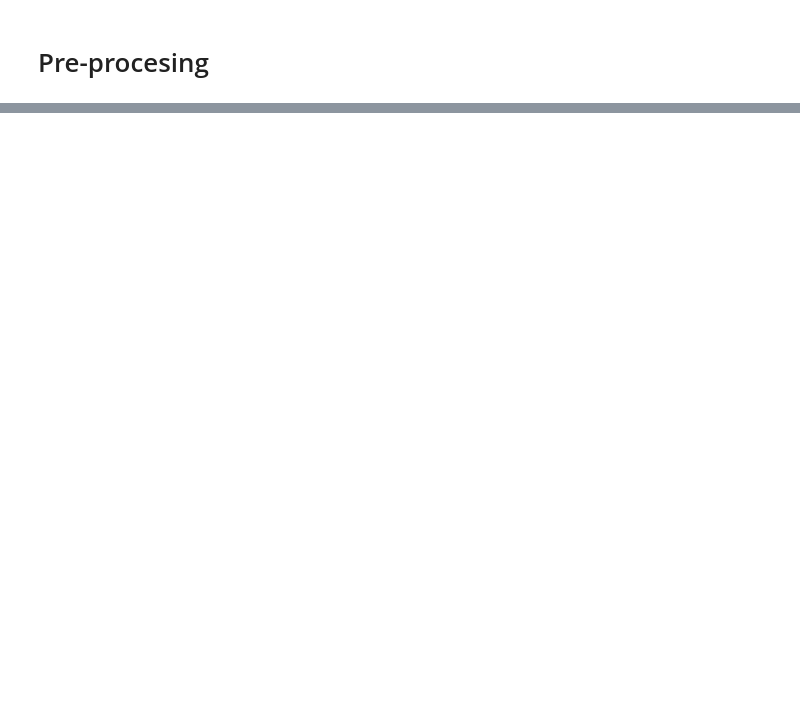
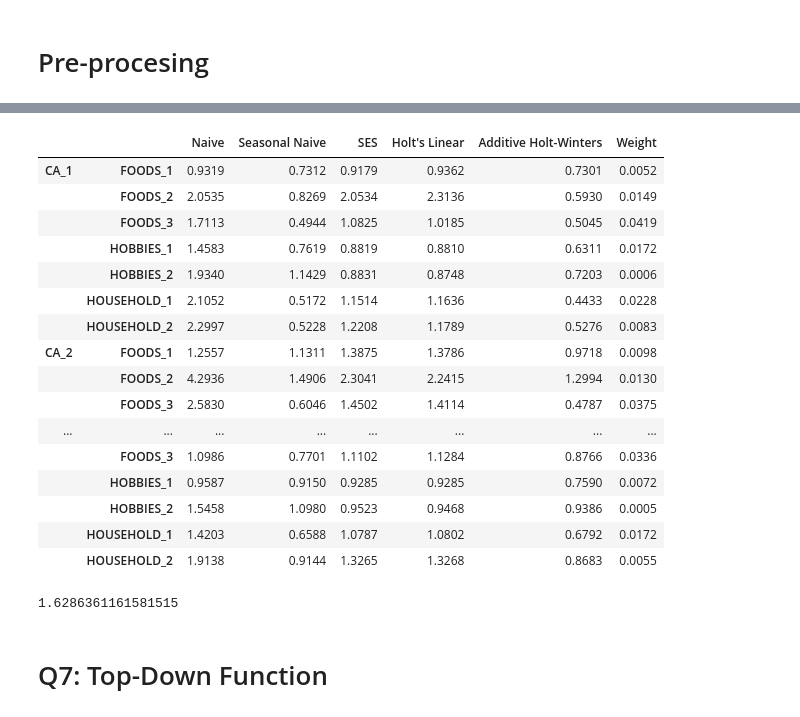
Before and after one commit to adrianemikko/tsa2021-m5, a Jupyter notebook: jgq_scratch.ipynb, the cells around one changed output, grey strips where cells are left out. Drawn from its saved outputs; the diff is of its cells as text; code cells hidden in the pictures; blank space fills up the shorter version.

```diff
--- a/jgq_scratch.ipynb
+++ b/jgq_scratch.ipynb
@@ -72,0 +72,3 @@ lvl9 = full_df.sum(level=[0, 1, 2, 3], axis=1)
+# %%
+train = df_lvl9.iloc[ :1913,:]
+test = df_lvl9.iloc[ 1913:,:]
@@ -72,0 +106,43 @@ lvl9 = full_df.sum(level=[0, 1, 2, 3], axis=1)
+# %%
+rmsse_res = {}
+
+for k in base_forcast.keys():
+    rmsse_list = []
+    for x in range(len(train.columns)):
+        rmsse_list.append(rmsse(test[train.columns[x]],
+                                base_forcast[k][x],
+                                train[train.columns[x]]))
+    rmsse_res[k] = rmsse_list
+# %%
+pd.set_option('max_rows', None)
+lvl9_rmsse = pd.DataFrame(rmsse_res, index=train.columns)
+
+lvl9_weights = (df_weights[df_weights['Level_id'] == 'Level9']
+                .set_index(['Agg_Level_1', 'Agg_Level_2'])[['Weight']])
+
+lvl9_fin = pd.concat([lvl9_rmsse, lvl9_weights], axis=1)
+lvl9_fin
+# %% [output]
+|  |  | Naive | Seasonal Naive | SES | Holt's Linear | Additive Holt-Winters | Weight |
+| CA_1 | FOODS_1 | 0.9319 | 0.7312 | 0.9179 | 0.9362 | 0.7301 | 0.0052 |
+|  | FOODS_2 | 2.0535 | 0.8269 | 2.0534 | 2.3136 | 0.5930 | 0.0149 |
+|  | FOODS_3 | 1.7113 | 0.4944 | 1.0825 | 1.0185 | 0.5045 | 0.0419 |
+|  | HOBBIES_1 | 1.4583 | 0.7619 | 0.8819 | 0.8810 | 0.6311 | 0.0172 |
+|  | HOBBIES_2 | 1.9340 | 1.1429 | 0.8831 | 0.8748 | 0.7203 | 0.0006 |
+|  | HOUSEHOLD_1 | 2.1052 | 0.5172 | 1.1514 | 1.1636 | 0.4433 | 0.0228 |
+|  | HOUSEHOLD_2 | 2.2997 | 0.5228 | 1.2208 | 1.1789 | 0.5276 | 0.0083 |
+| CA_2 | FOODS_1 | 1.2557 | 1.1311 | 1.3875 | 1.3786 | 0.9718 | 0.0098 |
+|  | FOODS_2 | 4.2936 | 1.4906 | 2.3041 | 2.2415 | 1.2994 | 0.0130 |
+|  | FOODS_3 | 2.5830 | 0.6046 | 1.4502 | 1.4114 | 0.4787 | 0.0375 |
+| ... | ... | ... | ... | ... | ... | ... | ... |
+|  | FOODS_3 | 1.0986 | 0.7701 | 1.1102 | 1.1284 | 0.8766 | 0.0336 |
+|  | HOBBIES_1 | 0.9587 | 0.9150 | 0.9285 | 0.9285 | 0.7590 | 0.0072 |
+|  | HOBBIES_2 | 1.5458 | 1.0980 | 0.9523 | 0.9468 | 0.9386 | 0.0005 |
+|  | HOUSEHOLD_1 | 1.4203 | 0.6588 | 1.0787 | 1.0802 | 0.6792 | 0.0172 |
+|  | HOUSEHOLD_2 | 1.9138 | 0.9144 | 1.3265 | 1.3268 | 0.8683 | 0.0055 |
+# %%
+sum(lvl9_fin['Naive'] * lvl9_fin['Weight'])
+# %% [output]
+1.6286361161581515
+# %% [markdown]
+# Q7: Top-Down Function
```
Also changed, not shown: parts of 10 cells of this notebook.
